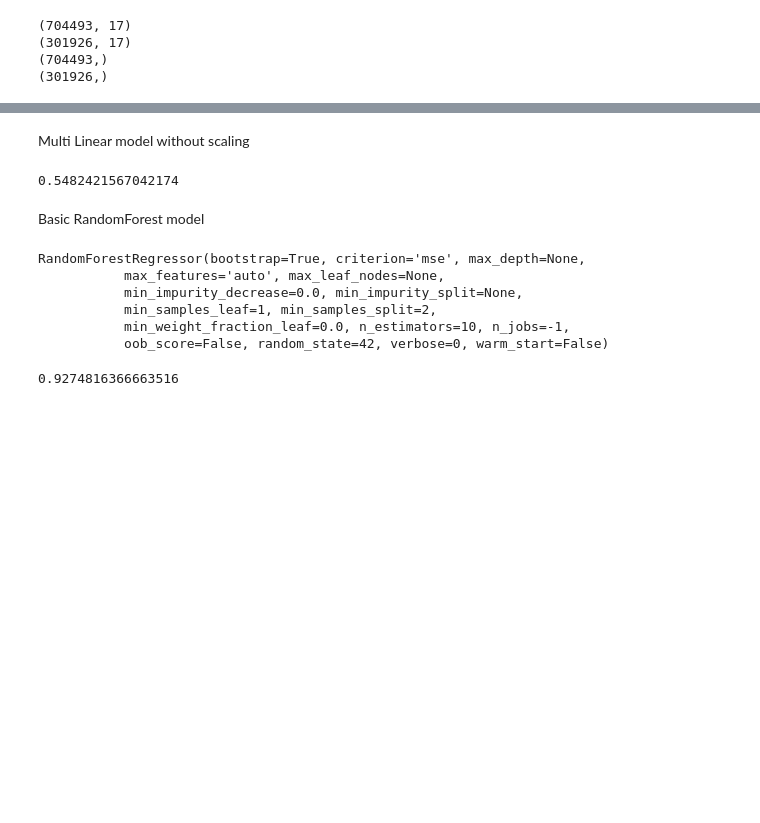
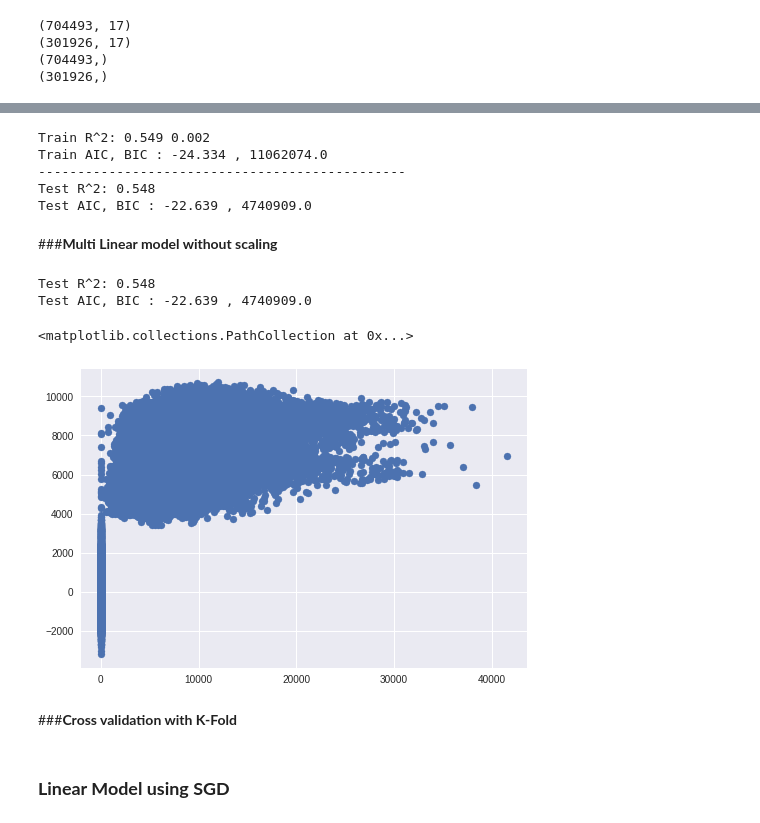
Before and after one commit to ibelieveai/DS-Projects, a Jupyter notebook: Rossmann_Store_Sales_Prediction_Cleaning.ipynb, the cells around one changed output, grey strips where cells are left out. Saved outputs shown, nothing was run; the diff lists cells and outputs as text; code cells hidden in the pictures; blank space fills up the shorter version.

```diff
--- a/Rossmann_Store_Sales_Prediction_Cleaning.ipynb
+++ b/Rossmann_Store_Sales_Prediction_Cleaning.ipynb
@@ -428,5 +443,37 @@ linear_reg_scaled.score(X_test, y_test)
+# %%
+from sklearn import linear_model
+from sklearn.preprocessing import StandardScaler
+from sklearn.pipeline import Pipeline
+from sklearn.model_selection import cross_val_score
+from sklearn.model_selection import KFold
+from sklearn.metrics import r2_score
+
+
+#Setting up the scaling pipeline
+
+pipeline_order = [('scaler', StandardScaler()), ('linear_reg', linear_model.LinearRegression())]
+
+Model_Pipeline = Pipeline(pipeline_order)
+
+# evaluate pipeline
+kfold = KFold(n_splits=10, random_state=7)
+results = cross_val_score(Model_Pipeline, X_train, y_train, cv=kfold,scoring= 'r2')
+Model_Pipeline.fit(X_train, y_train)
+preds_train = Model_Pipeline.predict(X_train)
+preds = Model_Pipeline.predict(X_test)
+print("Train R^2:",round(results.mean(),3), round(results.std(),3))
+print("Train AIC, BIC :",round(calAIC(y_train,preds_train,len(X_train.columns)),3),",", round(calBIC(y_train,preds_train,len(X_train.columns))))
+print("-----------------------------------------------")
+print("Test R^2:",round(r2_score(y_test, preds),3))
+print("Test AIC, BIC :",round(calAIC(y_test,preds,len(X_test.columns)),3),",", round(calBIC(y_test,preds,len(X_test.columns))))
+# %% [output]
+Train R^2: 0.549 0.002
+Train AIC, BIC : -24.334 , 11062074.0
+-----------------------------------------------
+Test R^2: 0.548
+Test AIC, BIC : -22.639 , 4740909.0
 # %% [markdown]
-Multi Linear model without scaling
+###**Multi Linear model without scaling**
 # %%
 from sklearn import linear_model
 #Initializing a linear regression model
@@ -435,27 +482,21 @@ linear_reg = linear_model.LinearRegression()
 
 #Fitting the model on the data
 
-linear_reg.fit(X_train, y_train)
+model_wos = linear_reg.fit(X_train, y_train)
 
 #Accuracy of the model
-
-linear_reg.score(X_test, y_test)
+preds = model_wos.predict(X_test)
+print("Test R^2:",round(r2_score(y_test, preds),3))
+print("Test AIC, BIC :",round(calAIC(y_test,preds,len(X_test.columns)),3),",", round(calBIC(y_test,preds,len(X_test.columns))))
 # %% [output]
-0.5482421567042174
+Test R^2: 0.548
+Test AIC, BIC : -22.639 , 4740909.0
-# %% [markdown]
-Basic RandomForest model
-# %%
-from sklearn.ensemble import RandomForestRegressor
-rf = RandomForestRegressor(n_jobs=-1, random_state=42)
-rf.fit(X_train, y_train)
-# %% [output]
-RandomForestRegressor(bootstrap=True, criterion='mse', max_depth=None,
-           max_features='auto', max_leaf_nodes=None,
-           min_impurity_decrease=0.0, min_impurity_split=None,
-           min_samples_leaf=1, min_samples_split=2,
-           min_weight_fraction_leaf=0.0, n_estimators=10, n_jobs=-1,
-           oob_score=False, random_state=42, verbose=0, warm_start=False)
-# %%
-rf.score(X_test, y_test)
-# %% [output]
-0.9274816366663516
+# %%
+plt.scatter(y_test,linear_reg.predict(X_test))
+# %% [output]
+<matplotlib.collections.PathCollection at 0x...>
+[figure, added]
+# %% [markdown]
+###**Cross validation with K-Fold**
+# %% [markdown]
+### **Linear Model using SGD**
```
Also changed, not shown: parts of 8 cells of this notebook.
